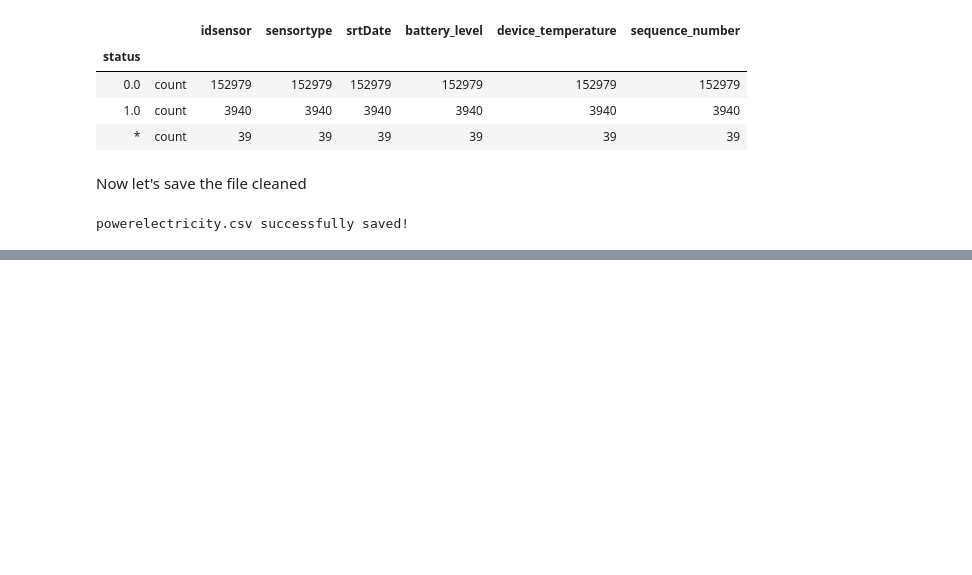
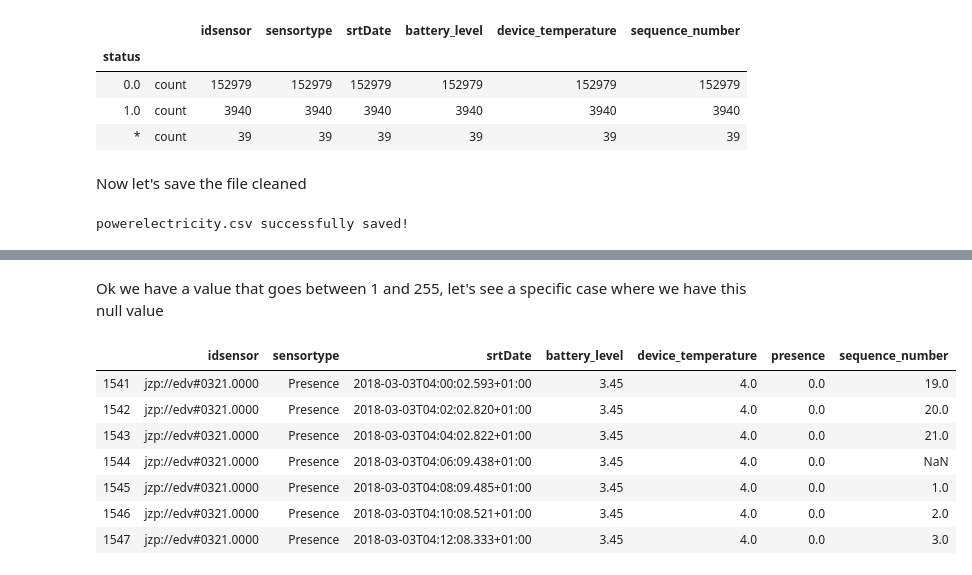
Before and after one commit to IvanComp/EDA-EnterpriseDataAnalytics-project, a Jupyter notebook: Jupyter Notebooks/Data Preparation .ipynb, the cells around one changed output, grey strips where cells are left out. Saved outputs shown, nothing was run; the diff lists cells and outputs as text; code cells hidden in the pictures; blank space fills up the shorter version.

```diff
--- a/Jupyter Notebooks/Data Preparation .ipynb
+++ b/Jupyter Notebooks/Data Preparation .ipynb
@@ -182,0 +363,13 @@
+# %% [markdown]
+Ok we have a value that goes between 1 and 255, let's see a specific case where we have this null value
+# %%
+dfp2018.iloc[1541:1548]
+# %% [output]
+|  | idsensor | sensortype | srtDate | battery_level | device_temperature | presence | sequence_number |
+| 1541 | jzp://edv#0321.0000 | Presence | 2018-03-03T04:00:02.593+01:00 | 3.45 | 4.0 | 0.0 | 19.0 |
+| 1542 | jzp://edv#0321.0000 | Presence | 2018-03-03T04:02:02.820+01:00 | 3.45 | 4.0 | 0.0 | 20.0 |
+| 1543 | jzp://edv#0321.0000 | Presence | 2018-03-03T04:04:02.822+01:00 | 3.45 | 4.0 | 0.0 | 21.0 |
+| 1544 | jzp://edv#0321.0000 | Presence | 2018-03-03T04:06:09.438+01:00 | 3.45 | 4.0 | 0.0 | NaN |
+| 1545 | jzp://edv#0321.0000 | Presence | 2018-03-03T04:08:09.485+01:00 | 3.45 | 4.0 | 0.0 | 1.0 |
+| 1546 | jzp://edv#0321.0000 | Presence | 2018-03-03T04:10:08.521+01:00 | 3.45 | 4.0 | 0.0 | 2.0 |
+| 1547 | jzp://edv#0321.0000 | Presence | 2018-03-03T04:12:08.333+01:00 | 3.45 | 4.0 | 0.0 | 3.0 |
```
Also changed, not shown: parts of 37 cells of this notebook, 19 other files.
